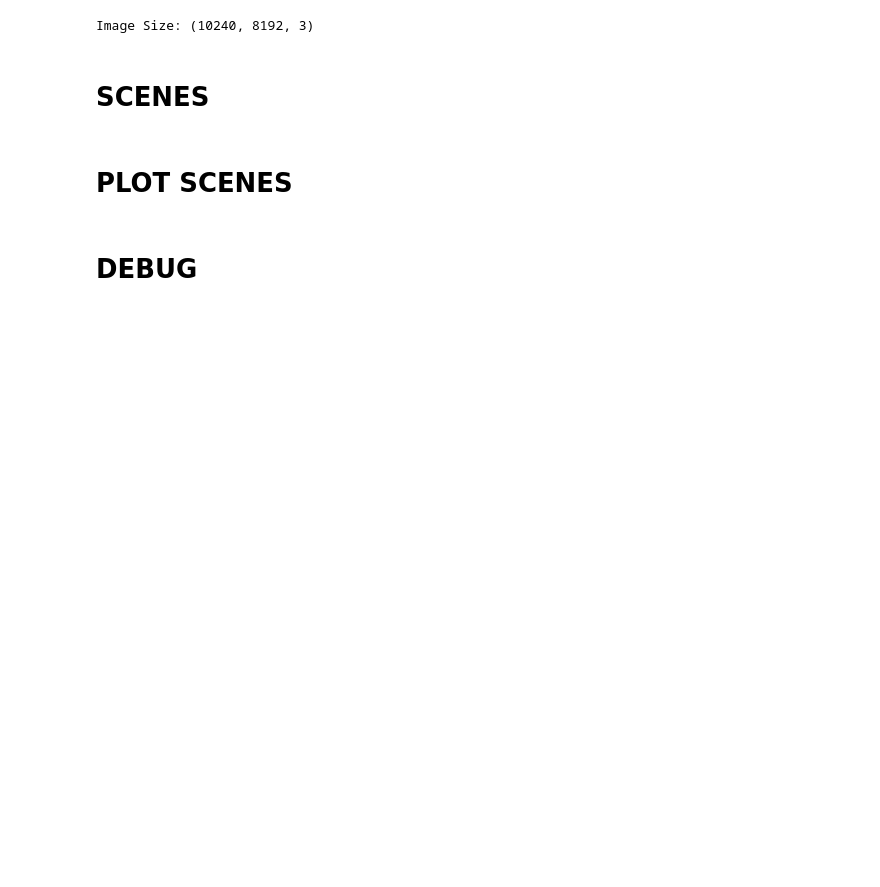
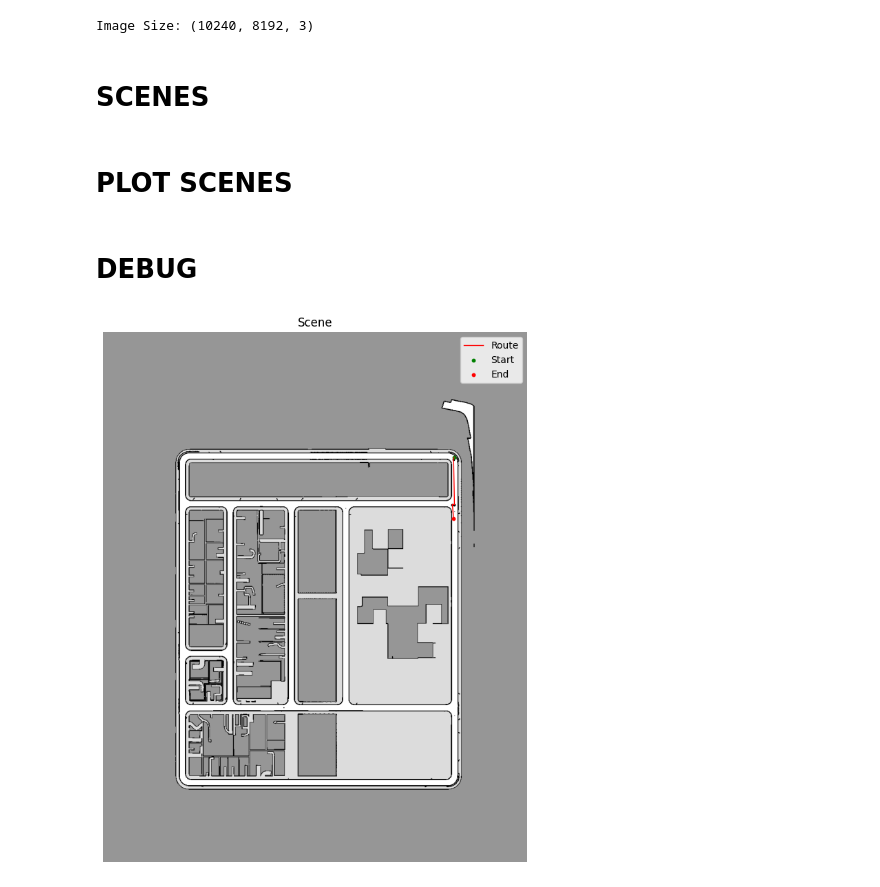
Before and after one commit to danielmtzbarba/carlabev-env, a Jupyter notebook: CarlaBEV/scripts/route_generator.ipynb, the cells around one changed output. Saved outputs shown, nothing was run; the diff lists cells and outputs as text; code cells hidden in the pictures; blank space fills up the shorter version.

```diff
--- a/CarlaBEV/scripts/route_generator.ipynb
+++ b/CarlaBEV/scripts/route_generator.ipynb
@@ -18,7 +18,7 @@ print(f"Image Size: {rgbmap.shape}")
 # %% [output]
 Image Size: (10240, 8192, 3)
 # %%
-planner = GraphPlanner(graph_path='planning_graph.pkl')
+planner = GraphPlanner(graph_path='town01_centerline.pkl')
 # %%
 def plot_route_on_map(rgbmap, merged_path_coords):
     """
@@ -225,33 +274,38 @@ plot_route_on_map(rgbmap, np.array([[x, y] for x, y in zip(rx, ry)], dtype=np.in
 # %%
 # SCENE
-scene_id = "scene-0"
+scene_id = "scene-debug"
 # Find a route in the center lane within 2000 pixels
 rx, ry = planner.find_random_route(
-    lane_type='left',
+    lane_type='center',
     min_distance=500,
     max_distance=2000,
     merge_threshold=1
 )
 
 pedestrians = [
 ]
 
 vehicles = [
 ]
 
 agent = [
     [(rx[0], ry[0]), (rx[len(rx)-1], ry[len(ry)-1])]
 ]
 
 debug_scene_dict = {
     "agent": agent,
 	"pedestrians": pedestrians,
 	"vehicles": vehicles
 }
 
 scene_df = get_scene_df(scene_id, debug_scene_dict)
+
 scene_builder_1 = SceneBuilder([scene_id], 1024, semap_8)
 scene_builder_8 = SceneBuilder([scene_id], 128, semap_8)
 
 actors_1 = scene_builder_1.get_scene_actors(scene_id)
 actors_8 = scene_builder_8.get_scene_actors(scene_id)
+
+draw_scene(rgbmap_8, actors_8)
+# %% [output]
+[figure, added]
```
Also changed, not shown: parts of 6 cells of this notebook, 19 other files.
